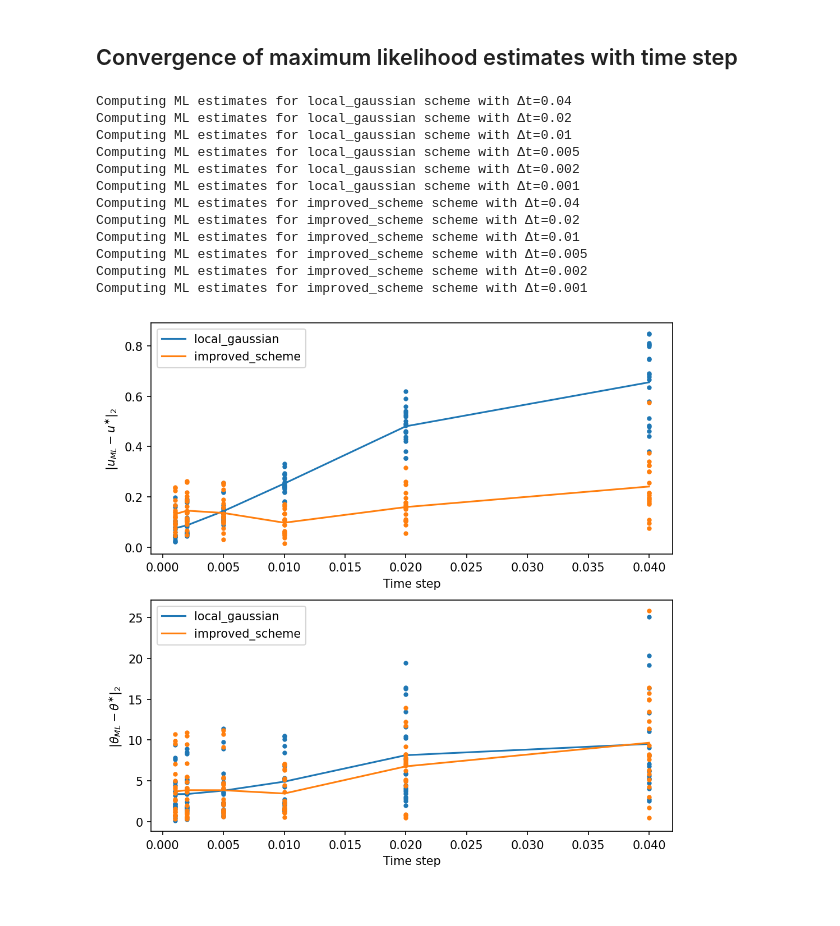
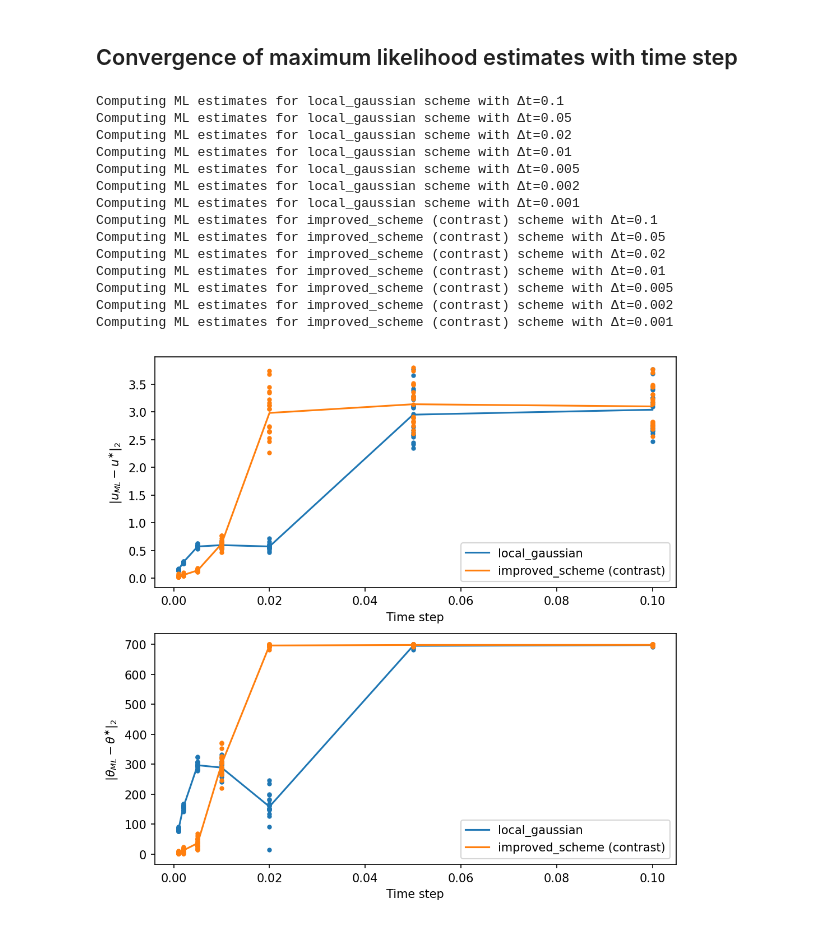
Before and after one commit to matt-graham/simsde, a Jupyter notebook: notebooks/Jansen-Rit-model.ipynb, the cells around one changed output. Cells and saved outputs as stored; diff of their text form; code cells hidden in the pictures.

Commit message:
Add additional transition density definitions

```diff
--- a/notebooks/Jansen-Rit-model.ipynb
+++ b/notebooks/Jansen-Rit-model.ipynb
@@ -66,7 +66,7 @@ dim_n, step_func = {
             drift_func_rough, drift_func_smooth, diff_coeff_rough
         ),
     )
-}["euler_maruyama"]
+}["weak_order_2"]
 
 jax_step_func = symnum.numpify(dim_x, dim_θ, dim_n, (), numpy_module=jnp)(step_func)
 # %%
@@ -85,10 +85,12 @@ def simulate_diffusion(x_0, θ, t_seq, n_seq):
 vmapped_simulate_diffusion = jit(vmap(simulate_diffusion, (None, None, None, 0)))
 # %%
 rng = np.random.default_rng(1234)
-dt = 0.0001
-t_max = 2.
-t_seq = np.arange(int(t_max / dt) + 1) * dt
+dt = 1e-4
+t_min = 5.
+t_max = 25.
 x_0 = np.array([-0.5, 0, 0, 0.08, 18, 15])
+
+t_seq_sim = np.arange(int(t_max / dt) + 1) * dt
 
 parameter_values = {
     "A": 3.25,
@@ -108,8 +110,11 @@ parameter_values = {
 }
 θ_true = np.array(list(parameter_values.values()))
 
-n_seqs = rng.standard_normal((20, t_seq.shape[0] - 1, dim_n))
-x_seqs = vmapped_simulate_diffusion(x_0, θ_true, t_seq, n_seqs)
+n_seqs = rng.standard_normal((20, t_seq_sim.shape[0] - 1, dim_n))
+x_seqs_sim = vmapped_simulate_diffusion(x_0, θ_true, t_seq_sim, n_seqs)
+
+t_seq = t_seq_sim[int(t_min / dt):]
+x_seqs = x_seqs_sim[:, int(t_min / dt):]
 # %%
 fig, axes = plt.subplots(dim_x, 1, sharex=True, figsize=(12, 12))
 labels = [f'$x_{i}$' for i in range(dim_x)]
@@ -133,10 +138,10 @@ Text(0.5, 0, 'Time')
 # %%
 symolic_log_transition_density_generators = {
     'local_gaussian': simsde.densities.local_gaussian_log_transition_density,
-    'improved_scheme': simsde.densities.improved_scheme_log_transition_density
+    'improved_scheme (contrast)': simsde.densities.improved_scheme_log_transition_density_proxy,
 }
 jax_log_transition_densities = {
-    key: symnum.numpify(dim_x, dim_x, dim_θ, (), numpy_module=jnp)(
+    key: symnum.numpify(dim_x, dim_x, dim_θ, None, numpy_module=jnp)(
         symbolic_transition_density_generator(
             drift_func_rough, drift_func_smooth, diff_coeff_rough
         )
@@ -156,7 +161,7 @@ def sigmoid(u):
 free_parameter_ranges = {
     "C": (129, 141),
     "μ_1": (160, 280),
-    #"σ_1": (1300, 2700),
+    "σ_1": (1300, 2700),
 }
 
 def generate_θ(u, parameter_values, free_parameter_ranges):
@@ -306,7 +311,7 @@ rng = np.random.default_rng(seed)
 u_inits = rng.standard_normal(size=(len(x_seqs), len(free_parameter_ranges)))
 θ_true = np.array(list(parameter_values.values()))
 u_true = inv_generate_θ(θ_true, parameter_values, free_parameter_ranges)
-subsample_factors = np.array([400, 200, 100, 50, 20, 10])
+subsample_factors = np.array([1000, 500, 200, 100, 50, 20, 10])
 time_steps = (t_seq[-1] - t_seq[0]) / ((t_seq.shape[0] - 1) / subsample_factors)
 distances = {
     scheme: {k: np.full((len(subsample_factors), len(x_seqs)), np.nan) for k in "uθ"}
@@ -320,38 +325,40 @@ for scheme, log_transition_density in jax_log_transition_densities.items():
         print(f"Computing ML estimates for {scheme} scheme with Δt={time_steps[i]}")
         u_ml_estimates = compute_maximum_likelihood_estimates(
             log_likelihood, t_seq[::subsample], x_seqs[:, ::subsample], u_inits
         )
         θ_ml_estimates = vmapped_generate_θ(u_ml_estimates)
         distances[scheme]["u"][i] = ((u_ml_estimates - u_true)**2).sum(-1)**0.5
         distances[scheme]["θ"][i] = ((θ_ml_estimates - θ_true)**2).sum(-1)**0.5
 
 fig, axes = plt.subplots(2, figsize=(8, 8), dpi=150)
 for ax, parameterization in zip(axes, "uθ"):
     for scheme, color in zip(jax_log_transition_densities, ("C0", "C1")):
         ax.plot(time_steps, distances[scheme][parameterization], '.', color=color)
         ax.plot(
             time_steps,
             distances[scheme][parameterization].mean(-1),
             '-',
             color=color,
             label=scheme
         )
     ax.set(
         xlabel='Time step',
         ylabel=f'$\\|{parameterization}_{{ML}} - {parameterization}^{{\\ast}}\\|_2$'
     )
     ax.legend()
 # %% [output]
-Computing ML estimates for local_gaussian scheme with Δt=0.04
+Computing ML estimates for local_gaussian scheme with Δt=0.1
+Computing ML estimates for local_gaussian scheme with Δt=0.05
 Computing ML estimates for local_gaussian scheme with Δt=0.02
 Computing ML estimates for local_gaussian scheme with Δt=0.01
 Computing ML estimates for local_gaussian scheme with Δt=0.005
 Computing ML estimates for local_gaussian scheme with Δt=0.002
 Computing ML estimates for local_gaussian scheme with Δt=0.001
-Computing ML estimates for improved_scheme scheme with Δt=0.04
-Computing ML estimates for improved_scheme scheme with Δt=0.02
-Computing ML estimates for improved_scheme scheme with Δt=0.01
-Computing ML estimates for improved_scheme scheme with Δt=0.005
-Computing ML estimates for improved_scheme scheme with Δt=0.002
-Computing ML estimates for improved_scheme scheme with Δt=0.001
+Computing ML estimates for improved_scheme (contrast) scheme with Δt=0.1
+Computing ML estimates for improved_scheme (contrast) scheme with Δt=0.05
+Computing ML estimates for improved_scheme (contrast) scheme with Δt=0.02
+Computing ML estimates for improved_scheme (contrast) scheme with Δt=0.01
+Computing ML estimates for improved_scheme (contrast) scheme with Δt=0.005
+Computing ML estimates for improved_scheme (contrast) scheme with Δt=0.002
+Computing ML estimates for improved_scheme (contrast) scheme with Δt=0.001
-[figure, old version]
+[figure, new version]
```
Also changed, not shown: parts of 3 cells of this notebook, 1 other file.
